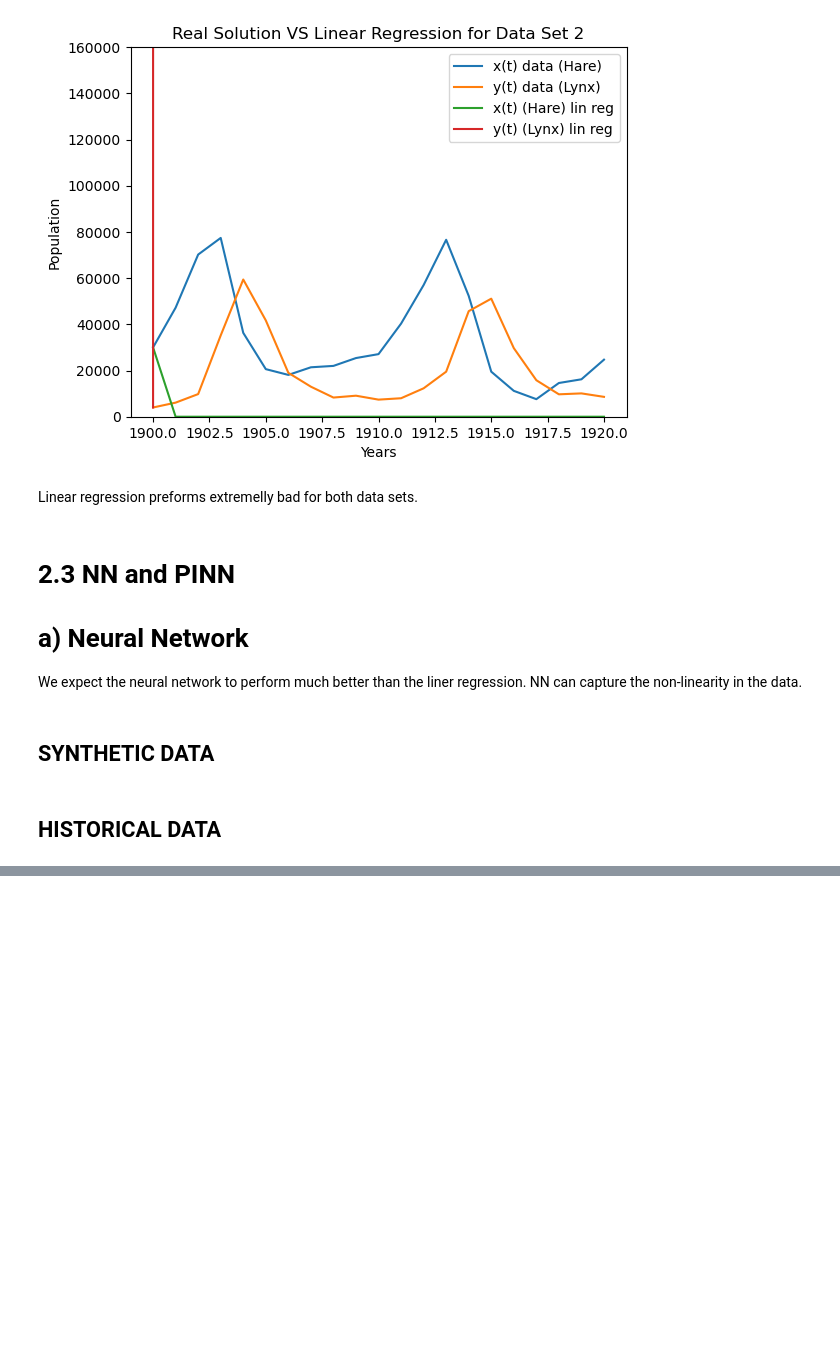
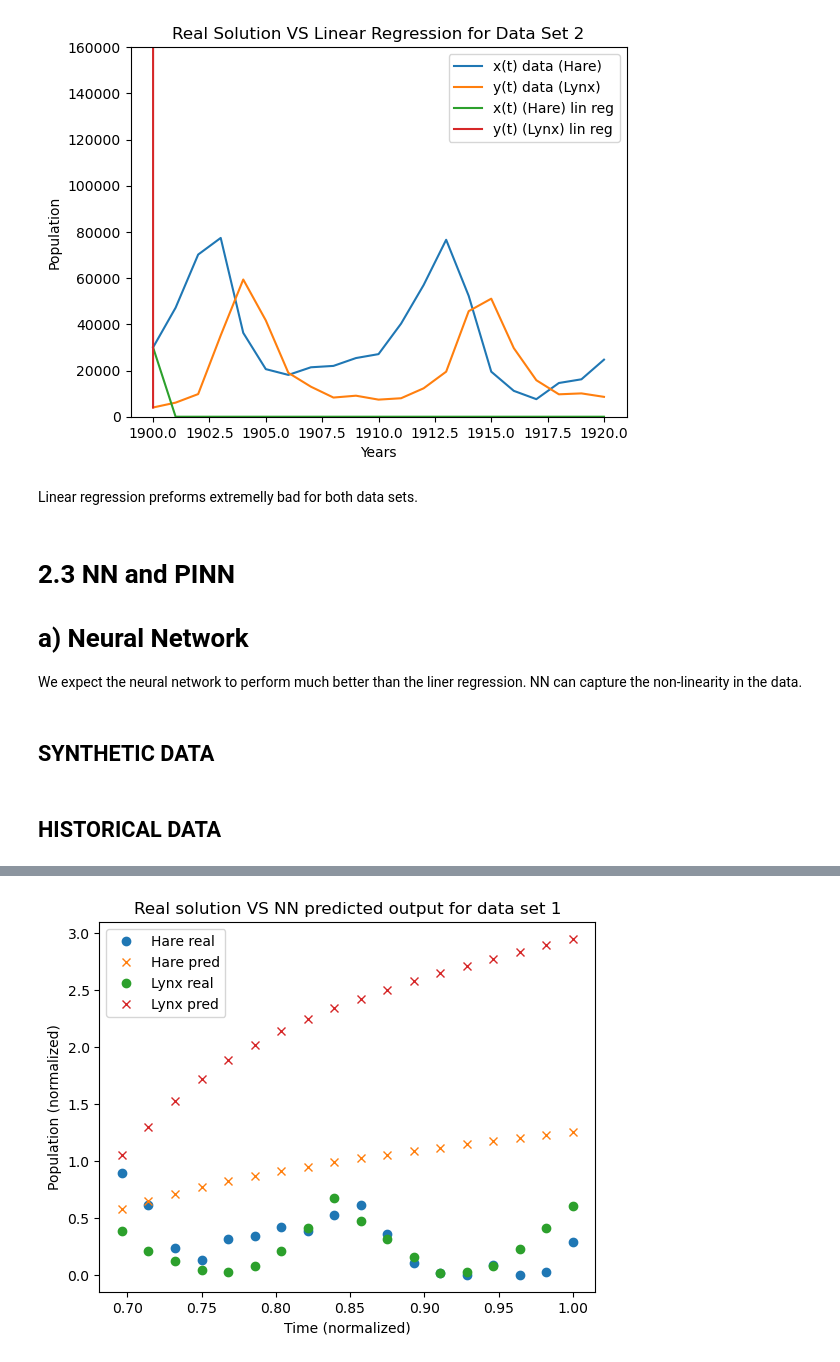
Before and after one commit to HannaKarwowska/Scientific-Machine-Learning-PSI-2026, a Jupyter notebook: Homework/My Homeworks 2/HW2_Hanna.ipynb, the cells around one changed output, grey strips where cells are left out. Cells and saved outputs as stored; diff of their text form; code cells hidden in the pictures; blank space fills up the shorter version.

```diff
--- a/Homework/My Homeworks 2/HW2_Hanna.ipynb
+++ b/Homework/My Homeworks 2/HW2_Hanna.ipynb
@@ -766,0 +939,21 @@ We expect the neural network to perform much better than the liner regression. N
+# %%
+#Poltting the results for data set 1
+
+fig, ax = plt.subplots()
+
+ax.plot(test_real_1[0], true_real_1[:,0], "o", label="Hare real")
+ax.plot(test_real_1[0], pred_real_1[:,0], "x", label="Hare pred")
+
+ax.plot(test_real_1[0], true_real_1[:,1], "o", label="Lynx real")
+ax.plot(test_real_1[0], pred_real_1[:,1], "x", label="Lynx pred")
+
+ax.set_title("Real solution VS NN predicted output for data set 1")
+ax.set_xlabel("Time (normalized)")
+ax.set_ylabel("Population (normalized)")
+
+ax.legend()
+
+fig.savefig("NN_data_set1.png")
+plt.show()
+# %% [output]
+[figure, added]
```
Also changed, not shown: parts of 11 cells of this notebook.
